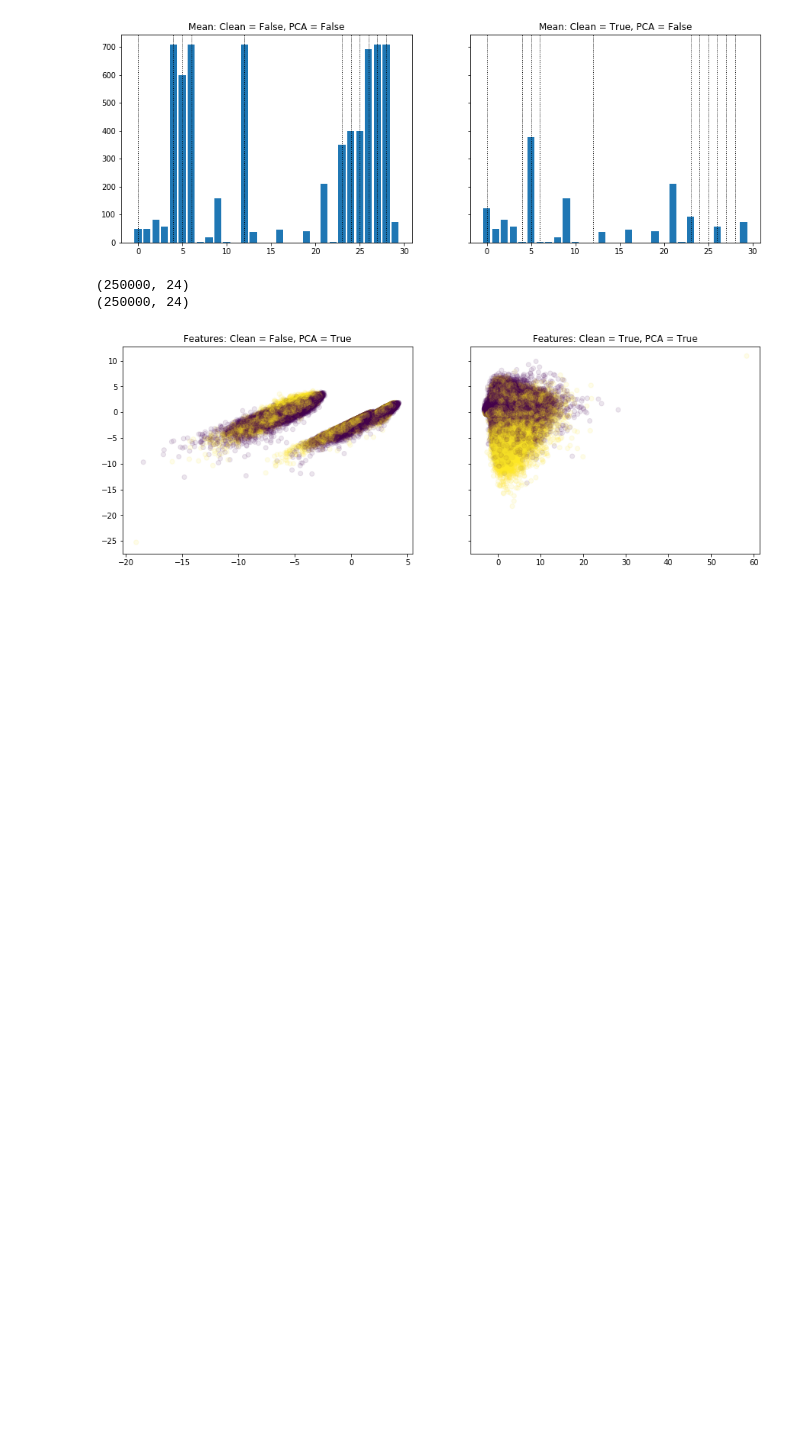
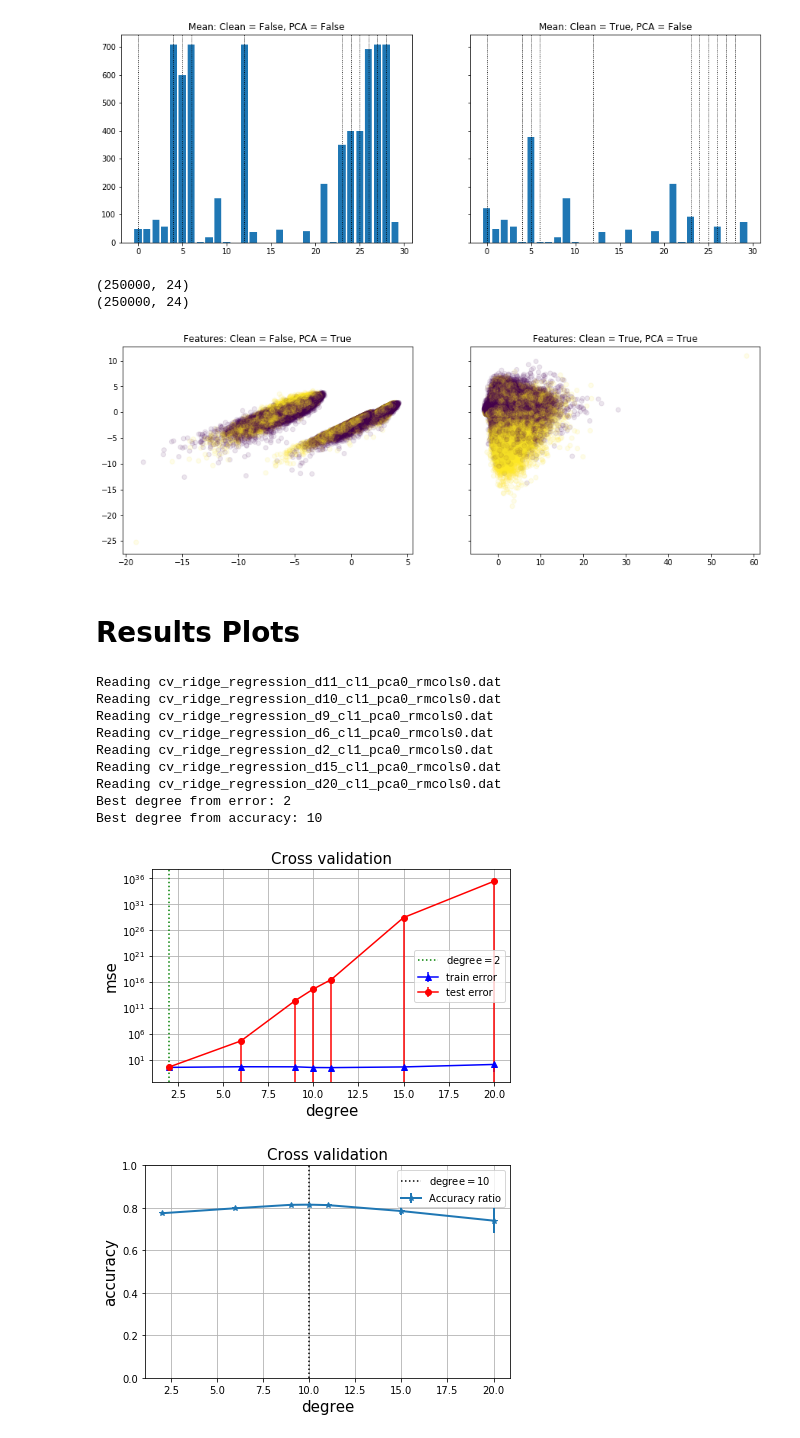
Before and after one commit to dforero0896/ml-project1, a Jupyter notebook: scripts/plots.ipynb, the cells around one changed output. Saved outputs shown, nothing was run; the diff lists cells and outputs as text; code cells hidden in the pictures; blank space fills up the shorter version.

Commit message:
Bias-var plotting functions.

```diff
--- a/scripts/plots.ipynb
+++ b/scripts/plots.ipynb
@@ -209,3 +209,5 @@ for cl in bools:
     this_ax.set_title('Features: Clean = %s, PCA = %s' % (cl, pc))
 # %% [output]
 [figure]
+# %% [markdown]
+# Results Plots
@@ -211,0 +277,55 @@ for cl in bools:
+# %%
+import os
+all_results = os.listdir('../results/')
+dat_results = [s for s in all_results if '.dat' in s]
+methods = [
+    'least_squares', 'least_squares_GD', 'least_squares_SGD', 'ridge_regression',
+    'reg_logistic_regression', 'logistic_regression'
+]
+
+def plot_degrees(method, cl, pca, rmcols, stdafter=''):
+    if stdafter != '':
+        stdafter = '_stdafter%i'%stdafter
+    case = '_cl%i_pca%i_rmcols%i%s.dat'%(int(cl), int(pca), int(rmcols), stdafter)
+    method = 'cv_%s_d'%method
+    outarray_acc = []
+    outarray_loss = []
+    # Results format:
+    # lambda, loss_tr, loss te, acc, loss_tr_std, loss_te_std, acc_std
+    for result in dat_results:
+        if method in result and case in result:
+            print('Reading %s'%result)
+            data = np.loadtxt(os.path.join('../results/', result))
+            if len(data.shape)!=1:
+                best_lambda_acc = data[np.argmax(data[:,3]), :]
+                best_lambda_loss = data[np.argmin(data[:,2]), :]
+            else:
+                best_lambda_acc = data
+                best_lambda_loss = data
+            d=int(result.replace(method, '').replace(case, ''))
+            best_lambda_acc[0] = d
+            best_lambda_loss[0] = d
+            outarray_acc.append(best_lambda_acc)
+            outarray_loss.append(best_lambda_loss)
+    outarray_acc=np.array(outarray_acc)
+    outarray_acc=outarray_acc[outarray_acc[:,0].argsort()]
+    outarray_loss=np.array(outarray_loss)
+    outarray_loss=outarray_loss[outarray_loss[:,0].argsort()]
+    plt.figure()
+    cross_validation_visualization_degree(outarray_loss, method, case)
+    plt.figure()
+    cross_validation_visualization_accuracy_degree(outarray_acc, method, case)
+# %%
+plot_degrees('ridge_regression', 1, 0, 0)
+# %% [output]
+Reading cv_ridge_regression_d11_cl1_pca0_rmcols0.dat
+Reading cv_ridge_regression_d10_cl1_pca0_rmcols0.dat
+Reading cv_ridge_regression_d9_cl1_pca0_rmcols0.dat
+Reading cv_ridge_regression_d6_cl1_pca0_rmcols0.dat
+Reading cv_ridge_regression_d2_cl1_pca0_rmcols0.dat
+Reading cv_ridge_regression_d15_cl1_pca0_rmcols0.dat
+Reading cv_ridge_regression_d20_cl1_pca0_rmcols0.dat
+Best degree from error: 2
+Best degree from accuracy: 10
+[figure, added]
+[figure, added]
```
Also changed, not shown: parts of 2 cells of this notebook, 39 other files.
